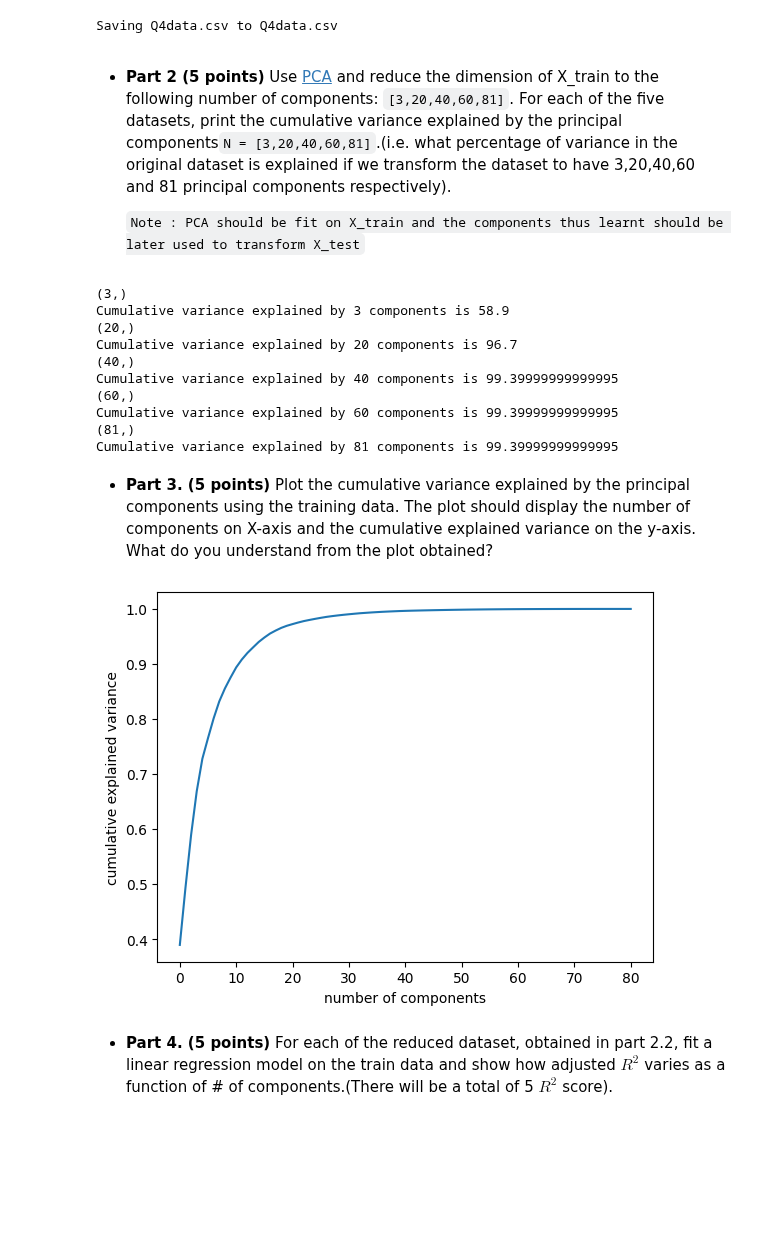
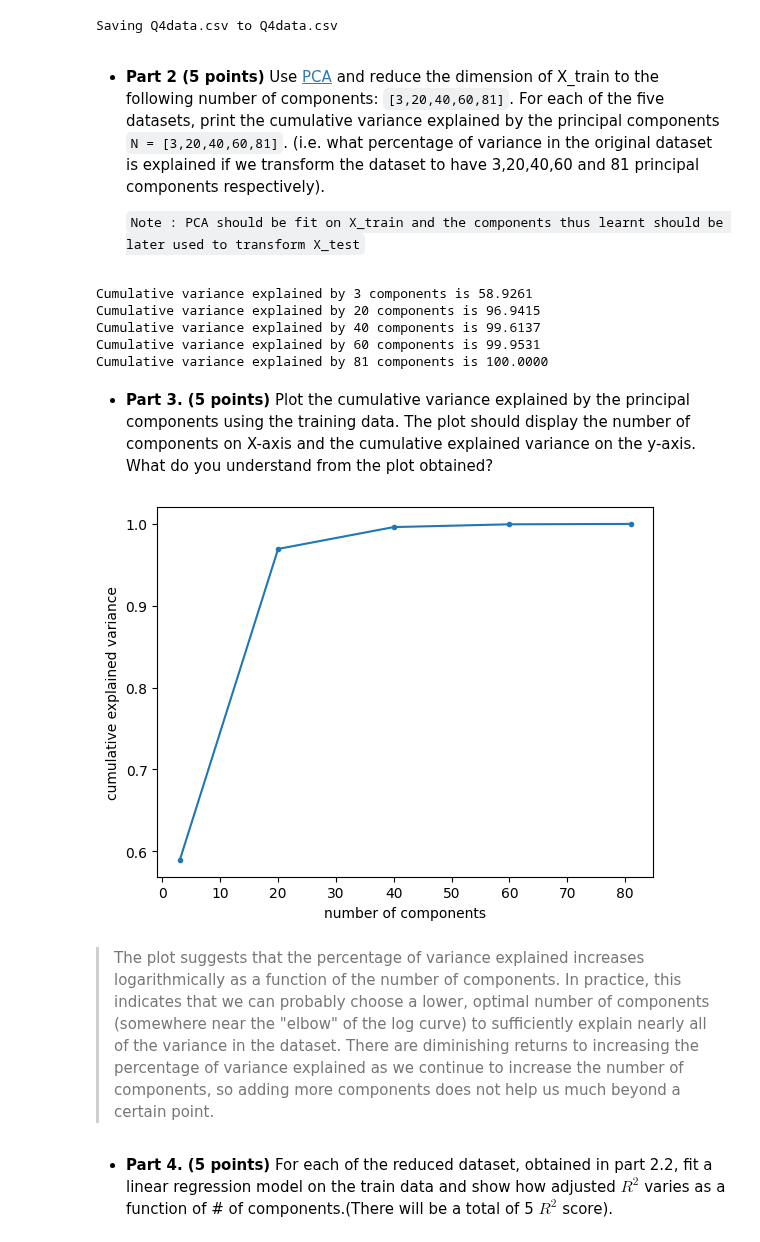
Before and after one commit to psinha25/ece381-aml, a Jupyter notebook: hw3/HW-3.ipynb, the cells around one changed output. Drawn from its saved outputs; the diff is of its cells as text; code cells hidden in the pictures; blank space fills up the shorter version.

```diff
--- a/hw3/HW-3.ipynb
+++ b/hw3/HW-3.ipynb
@@ -412,48 +415,49 @@ scalar = StandardScaler()
 ### END CODE ###
 # %% [markdown]
-* **Part 2 (5 points)** Use [PCA](https://scikit-learn.org/stable/modules/generated/sklearn.decomposition.PCA.html) and reduce the dimension of X_train to the following number of components: `[3,20,40,60,81]`. For each of the five datasets, print the cumulative variance explained by the principal components`N = [3,20,40,60,81]`.(i.e. what percentage of variance in the original dataset is explained if we transform the dataset to have 3,20,40,60 and 81 principal components respectively).
+* **Part 2 (5 points)** Use [PCA](https://scikit-learn.org/stable/modules/generated/sklearn.decomposition.PCA.html) and reduce the dimension of X_train to the following number of components: `[3,20,40,60,81]`. For each of the five datasets, print the cumulative variance explained by the principal components `N = [3,20,40,60,81]`. (i.e. what percentage of variance in the original dataset is explained if we transform the dataset to have 3,20,40,60 and 81 principal components respectively).
 
   `Note : PCA should be fit on X_train and the components thus learnt should be later used to transform X_test`
 # %%
 from sklearn.decomposition import PCA
+
 nums = [3,20,40,60,81]
-res = []
+var = []
+
 for num in nums:
     ### START CODE ###
-    ## Fit PCA
+    pca = PCA(n_components=num)
+    pca.fit(X_train)
     ### END CODE ###
 
     ### START CODE ###
-    ## Transform Data
+    pca.transform(X_test)
     ### END CODE ###
 
     ### START CODE ###
-    ## Compute explained variance
+    var.append(sum(pca.explained_variance_ratio_))
     ### END CODE ###
 
-
-    print("Cumulative variance explained by {} components is {}".format(num,var[num-1])) #cumulative sum of variance explained with [n] features
+    print(f"Cumulative variance explained by {num} components is {var[-1]*100:.4f}") # cumulative sum of variance explained with [n] features
 # %% [output]
-(3,)
-Cumulative variance explained by 3 components is 58.9
-(20,)
-Cumulative variance explained by 20 components is 96.7
-(40,)
-Cumulative variance explained by 40 components is 99.39999999999995
-(60,)
-Cumulative variance explained by 60 components is 99.39999999999995
-(81,)
-Cumulative variance explained by 81 components is 99.39999999999995
+Cumulative variance explained by 3 components is 58.9261
+Cumulative variance explained by 20 components is 96.9415
+Cumulative variance explained by 40 components is 99.6137
+Cumulative variance explained by 60 components is 99.9531
+Cumulative variance explained by 81 components is 100.0000
 # %% [markdown]
 * **Part 3. (5 points)** Plot the cumulative variance explained by the principal components using the training data. The plot should display the number of components on X-axis and the cumulative explained variance on the y-axis. What do you understand from the plot obtained?
 # %%
 ### START CODE ###
-## Plot the explained variance vs number of components
+plt.plot(nums, res, marker='.')
+plt.xlabel('number of components')
+plt.ylabel('cumulative explained variance')
 ### END CODE ###
 
 plt.show()
 # %% [output]
-[figure, old version]
+[figure, new version]
+# %% [markdown]
+> The plot suggests that the percentage of variance explained increases logarithmically as a function of the number of components. In practice, this indicates that we can probably choose a lower, optimal number of components (somewhere near the "elbow" of the log curve) to sufficiently explain nearly all of the variance in the dataset. There are diminishing returns to increasing the percentage of variance explained as we continue to increase the number of components, so adding more components does not help us much beyond a certain point.
 # %% [markdown]
 * **Part 4. (5 points)** For each of the reduced dataset, obtained in part 2.2, fit a linear regression model on the train data and show how adjusted $R^2$ varies as a function of # of components.(There will be a total of 5 ${R^2}$ score).
 # %%
```
Also changed, not shown: parts of 6 cells of this notebook.
